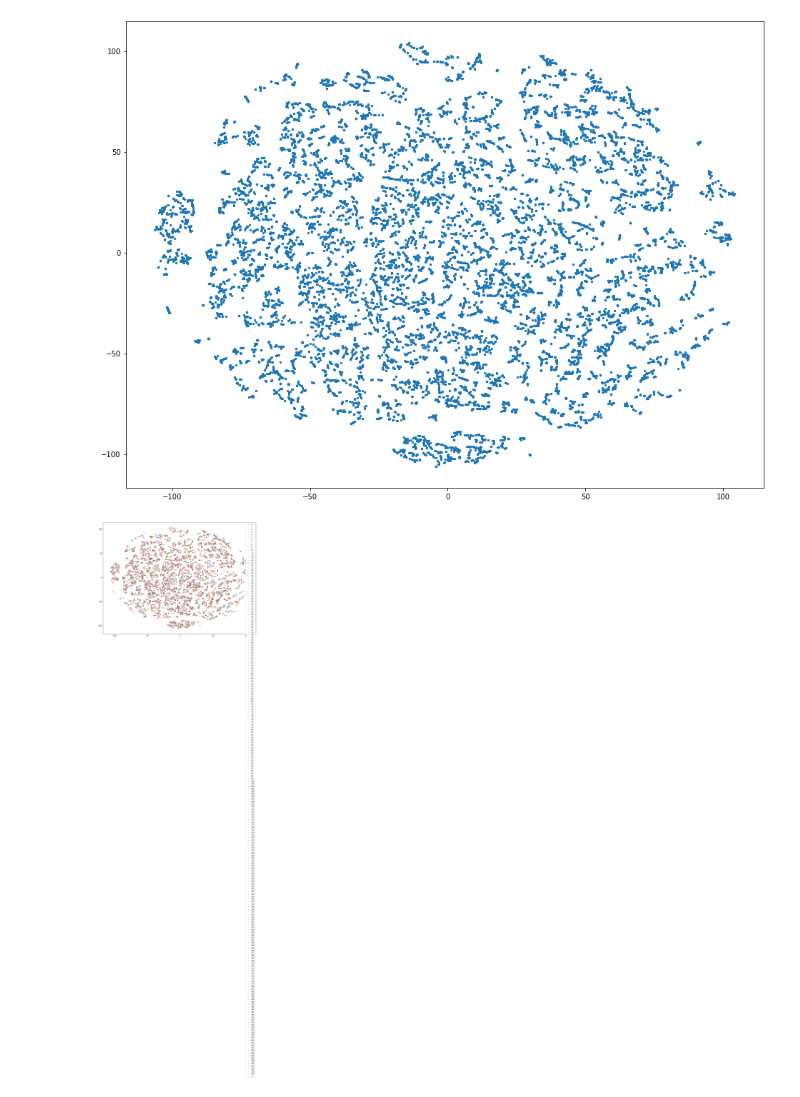
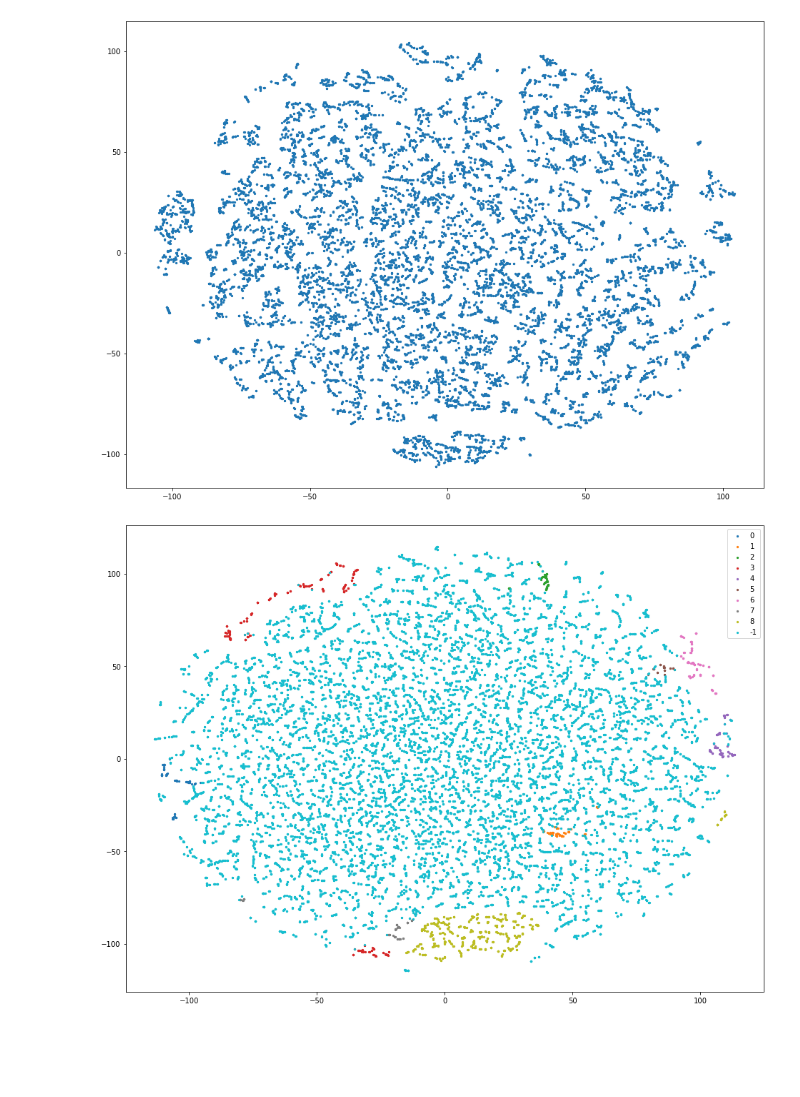
Before and after one commit to MrDVolk/youtube-comments, a Jupyter notebook: youtube-comments-analysis.ipynb, the cells around one changed output. Drawn from its saved outputs; the diff is of its cells as text; code cells hidden in the pictures; blank space fills up the shorter version.

```diff
--- a/youtube-comments-analysis.ipynb
+++ b/youtube-comments-analysis.ipynb
@@ -267,6 +293,6 @@ vectors.shape
 # %% [output]
 (17432, 18)
 # %%
-tsne = TSNE(n_components=2, perplexity=15, random_state=0, verbose=2)
+tsne = TSNE(n_components=2, perplexity=5, random_state=0, verbose=2)
 tsne_vectors = tsne.fit_transform(vectors)
 # %% [output]
@@ -294,9 +320,9 @@ plot_meta(tsne_vectors)
 # %%
 from sklearn.cluster import OPTICS
 
-optics = OPTICS(min_samples=10)
+optics = OPTICS(min_samples=35)
 optics_clustering = optics.fit_predict(vectors)
 
 plot_meta(tsne_vectors, optics_clustering)
 # %% [output]
-[figure, old version]
+[figure, new version]
```
Also changed, not shown: parts of 10 cells of this notebook.
